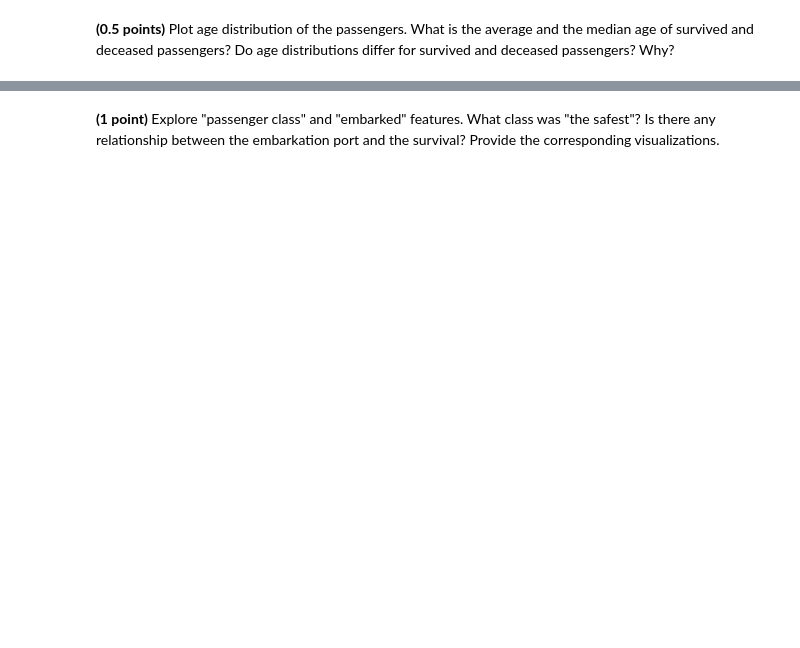
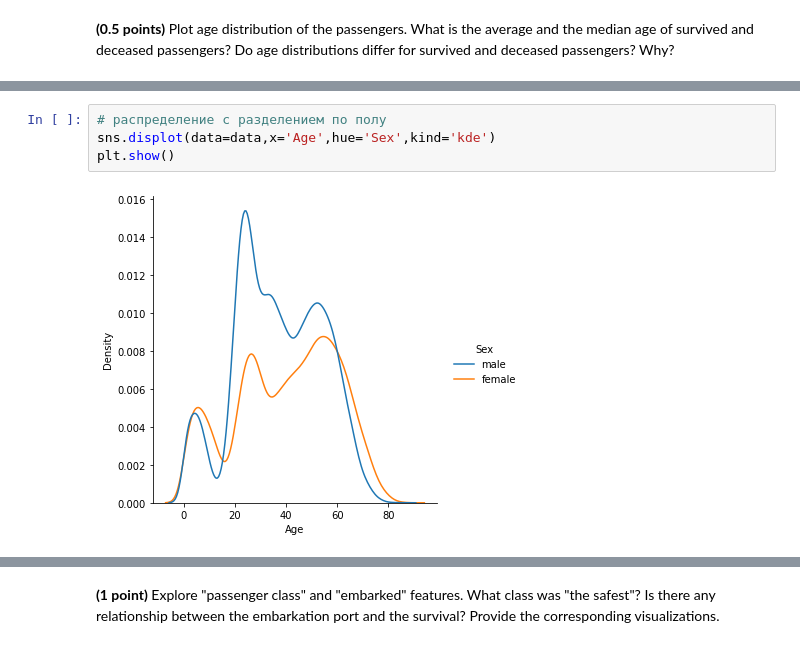
Before and after one commit to LaSegadora/rsschool_5_classification_linear_knn, a Jupyter notebook: hw_classification.ipynb, the cells around one changed output, grey strips where cells are left out. Cells and saved outputs as stored; diff of their text form; blank space fills up the shorter version.

```diff
--- a/hw_classification.ipynb
+++ b/hw_classification.ipynb
@@ -585,0 +634,6 @@ data.head()
+# %%
+# распределение с разделением по полу
+sns.displot(data=data,x='Age',hue='Sex',kind='kde')
+plt.show()
+# %% [output]
+[figure, added]
```
Also changed, not shown: parts of 32 cells of this notebook, 1 other file.
